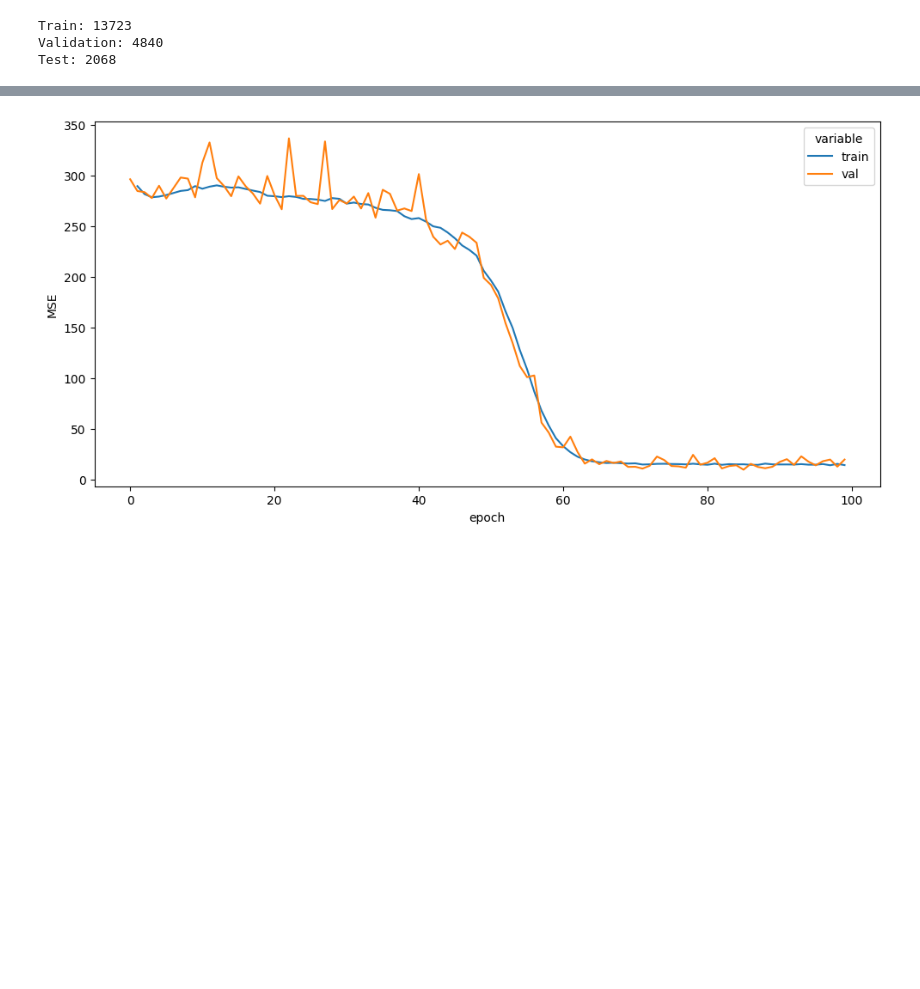
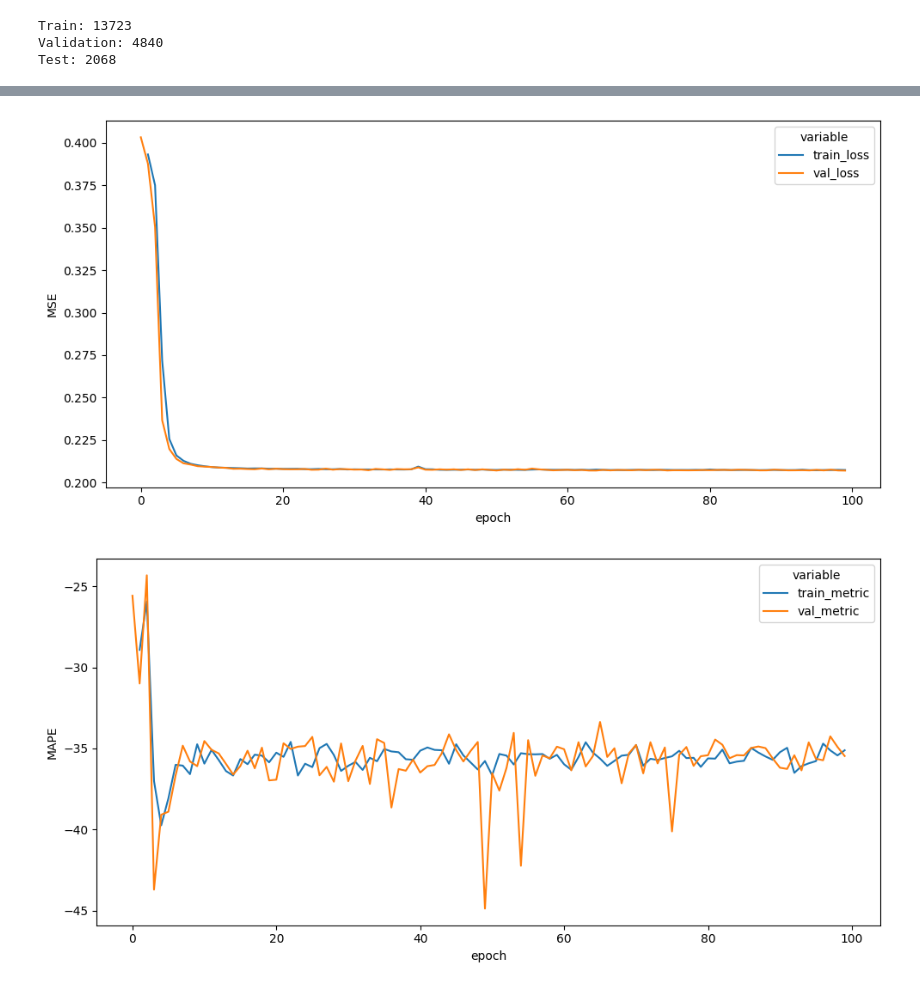
Before and after one commit to KusaTea/UnsupervisedHI, a Jupyter notebook: ae_training.ipynb, the cells around one changed output, grey strips where cells are left out. Saved outputs shown, nothing was run; the diff lists cells and outputs as text; code cells hidden in the pictures; blank space fills up the shorter version.

Commit message:
MAPE and normalisation were added

```diff
--- a/ae_training.ipynb
+++ b/ae_training.ipynb
@@ -54,66 +58,88 @@ Test: 2068
 # %%
 models_path = '../Models/'
 plots_path = '../Plots/history/'
+# %%
+def plot_history(history_df: pd.DataFrame, ylabel: str = None, save_path: str = None):
+    history_df = history_df.melt(ignore_index=False).iloc[1:]
+    fig, ax = plt.subplots()
+    fig.set_size_inches(10, 5)
+    sns.lineplot(data=history_df,
+                x=history_df.index,
+                y='value',
+                hue='variable')
+
+    ax.set_ylabel(ylabel)
+
+    plt.tight_layout()
+    if save_path:
+        plt.savefig(save_path)
+    plt.show()
 # %%
 epochs = 100
 history = list()
 
 for epoch in range(epochs):
     train_losses = list()
+    train_metrics = list()
     for dta in train_loader:
         sample = dta['sensors']
         sample = sample.to(device)
         _, reconstruction = model_ae(sample)
 
         loss = loss_func(reconstruction, sample)
+        metric = metric_func(reconstruction, sample)
 
         optimiser.zero_grad()
         loss.backward()
         optimiser.step()
 
         train_losses.append(loss.item())
+        train_metrics.append(metric.item())
 
     with torch.no_grad():
         val_losses = list()
+        val_metrics = list()
         for dta in val_loader:
             sample = dta['sensors']
             sample = sample.to(device)
             _, reconstruction = model_ae(sample)
+
             loss = loss_func(reconstruction, sample)
+            metric = metric_func(reconstruction, sample)
+
             val_losses.append(loss.item())
+            val_metrics.append(metric.item())
 
-    train_loss = mean(train_losses)
-    val_loss = mean(val_losses)
-    history.append((epoch, train_loss, val_loss))
+    train_loss, val_loss = mean(train_losses), mean(val_losses)
+    train_metrics, val_metrics = mean(train_metrics), mean(val_metrics)
+    history.append((epoch, train_loss, val_loss, train_metrics, val_metrics))
     if (epoch + 1) % 10 == 0 or epoch == epochs - 1:
-        print(f'{epoch+1:>3}/{epochs:>3}: {train_loss=}, {val_loss=}')
+        print(f'{epoch+1:>3}/{epochs:>3}: {train_loss=:.4f}, {val_loss=:.4f}, {train_metrics=:.4f}%, {val_metrics=:.4f}%')
 
 with torch.no_grad():
     test_losses = list()
+    test_metrics = list()
     for sample in test_loader:
         sample = dta['sensors']
         sample = sample.to(device)
         _, reconstruction = model_ae(sample)
         loss = loss_func(reconstruction, sample)
+        metric = metric_func(reconstruction, sample)
         test_losses.append(loss.item())
+        test_metrics.append(metric.item())
     test_loss = mean(test_losses)
-    print(f'\n{test_loss=}')
+    test_metrics = mean(test_metrics)
+    print(f'\n{test_loss=:.4f}, {test_metrics=:.4f}')
 
-name = time.time()
-torch.save(model_ae.state_dict(), os.path.join(models_path, f'{name}.pth'))
+# name = str(layers_sizes)
+# torch.save(model_ae.state_dict(), os.path.join(models_path, f'{name}.pth'))
 
-history_df = pd.DataFrame(history, columns=('epoch', 'train', 'val')).set_index('epoch')
-history_df = history_df.melt(ignore_index=False).iloc[1:]
-fig, ax = plt.subplots()
-fig.set_size_inches(10, 5)
-sns.lineplot(data=history_df,
-             x=history_df.index,
-             y='value',
-             hue='variable')
+columns = ('epoch', 'train_loss', 'val_loss', 'train_metric', 'val_metric')
+total_history_df = pd.DataFrame(history, columns=columns).set_index('epoch')
 
-ax.set_ylabel('MSE')
+history_df = total_history_df.loc[:,('train_loss', 'val_loss')]
+plot_history(history_df, ylabel='MSE')
 
-plt.tight_layout()
-plt.savefig(os.path.join(plots_path, f'{name}.png'))
-plt.show()
+history_df = total_history_df.loc[:,('train_metric', 'val_metric')]
+plot_history(history_df, ylabel='MAPE')
 # %% [output]
@@ -132 +158,2 @@ test_loss=18.416624069213867
-[figure, old version]
+[figure, new version]
+[figure, added]
```
Also changed, not shown: parts of 3 cells of this notebook, 4 other files.
